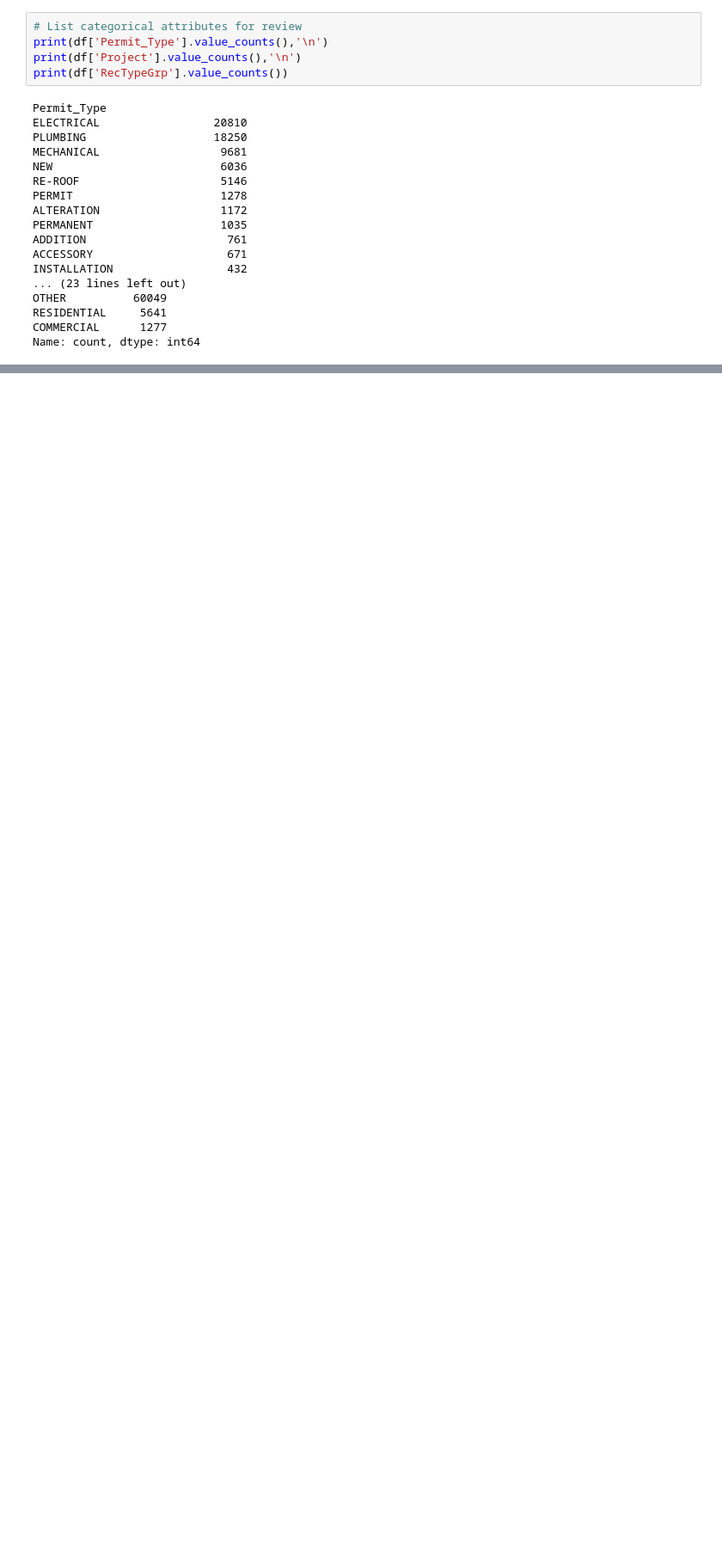
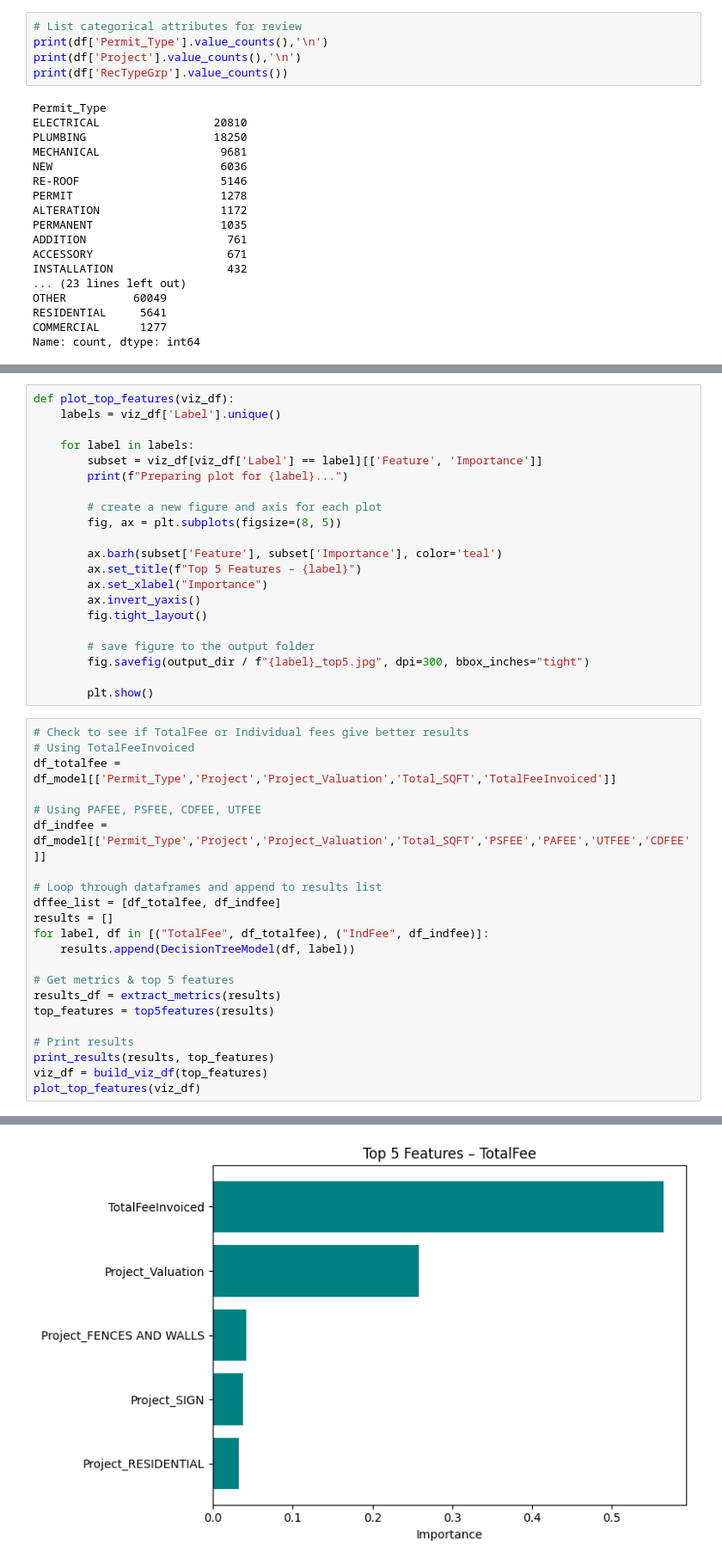
Before and after one commit to kicaha/building-permits-classifier, a Jupyter notebook: notebooks/classifier_building_permits.ipynb, the cells around one changed output, grey strips where cells are left out. Shown at 86% size. Drawn from its saved outputs; the diff is of its cells as text; blank space fills up the shorter version.

Commit message:
Commit 2: tested location and seasonality for inclusion, baseline decision tree, added outputs

```diff
--- a/notebooks/classifier_building_permits.ipynb
+++ b/notebooks/classifier_building_permits.ipynb
@@ -234,0 +379,44 @@ df = df_cleaned_small.copy()
+# %%
+def plot_top_features(viz_df):
+    labels = viz_df['Label'].unique()
+
+    for label in labels:
+        subset = viz_df[viz_df['Label'] == label][['Feature', 'Importance']]
+        print(f"Preparing plot for {label}...")
+
+        # create a new figure and axis for each plot
+        fig, ax = plt.subplots(figsize=(8, 5))
+
+        ax.barh(subset['Feature'], subset['Importance'], color='teal')
+        ax.set_title(f"Top 5 Features – {label}")
+        ax.set_xlabel("Importance")
+        ax.invert_yaxis()
+        fig.tight_layout()
+
+        # save figure to the output folder
+        fig.savefig(output_dir / f"{label}_top5.jpg", dpi=300, bbox_inches="tight")
+
+        plt.show()
+# %%
+# Check to see if TotalFee or Individual fees give better results
+# Using TotalFeeInvoiced
+df_totalfee = df_model[['Permit_Type','Project','Project_Valuation','Total_SQFT','TotalFeeInvoiced']]
+
+# Using PAFEE, PSFEE, CDFEE, UTFEE
+df_indfee = df_model[['Permit_Type','Project','Project_Valuation','Total_SQFT','PSFEE','PAFEE','UTFEE','CDFEE']]
+
+# Loop through dataframes and append to results list
+dffee_list = [df_totalfee, df_indfee]
+results = []
+for label, df in [("TotalFee", df_totalfee), ("IndFee", df_indfee)]:
+    results.append(DecisionTreeModel(df, label))
+
+# Get metrics & top 5 features
+results_df = extract_metrics(results)
+top_features = top5features(results)
+
+# Print results
+print_results(results, top_features)
+viz_df = build_viz_df(top_features)
+plot_top_features(viz_df)
+# %% [output]
@@ -234,0 +440 @@ df = df_cleaned_small.copy()
+[figure, added]
```
Also changed, not shown: parts of 48 cells of this notebook, 20 other files.
